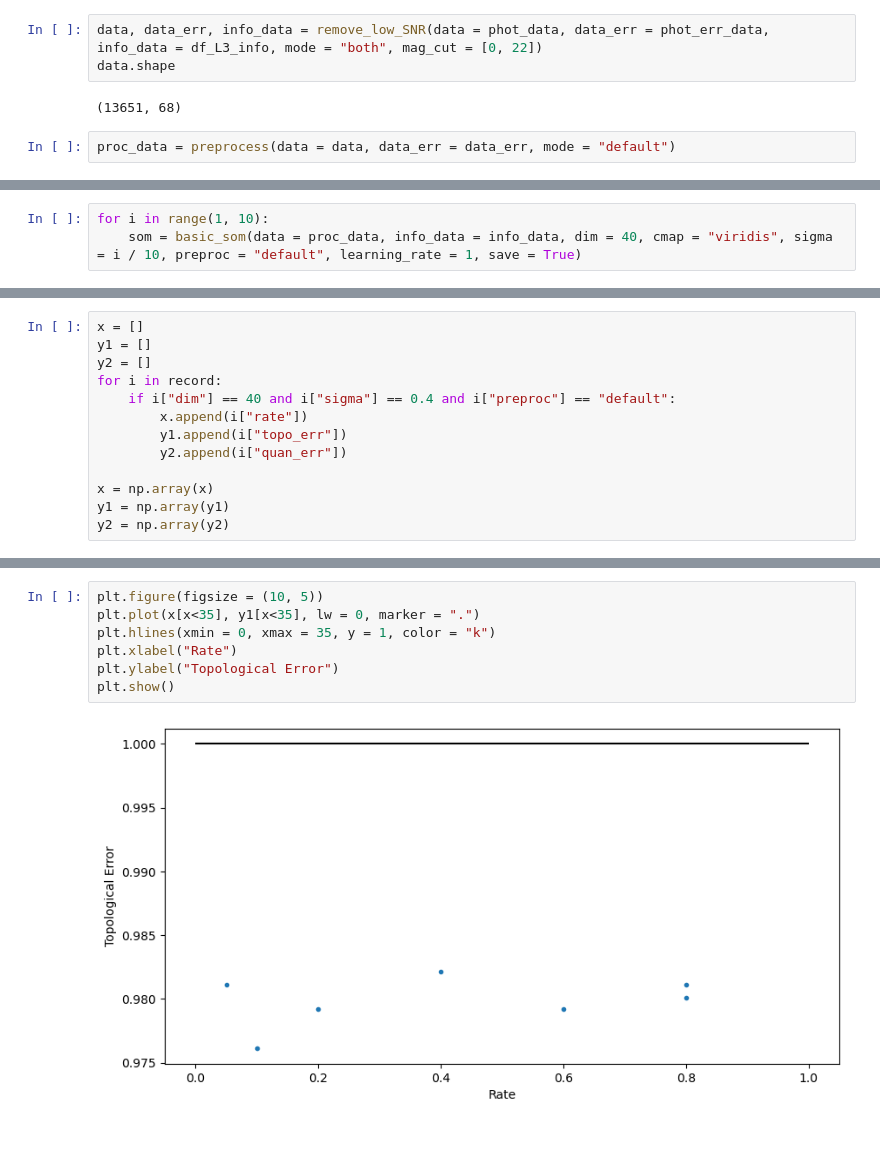
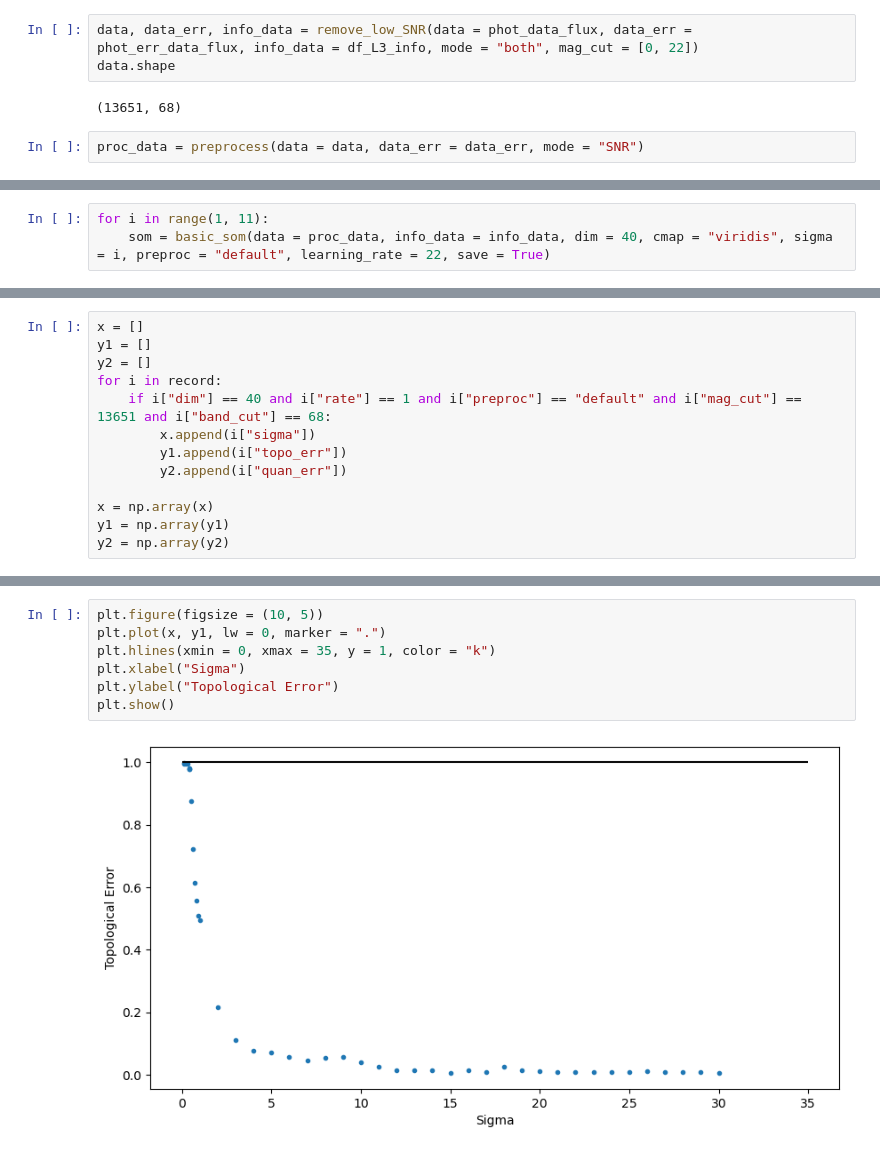
Before and after one commit to zrk-dreamer/SPHEREx_SOM, a Jupyter notebook: preliminary_exploration.ipynb, the cells around one changed output, grey strips where cells are left out. Drawn from its saved outputs; the diff is of its cells as text.

Commit message:
plot the error distribution based on parameters

```diff
--- a/preliminary_exploration.ipynb
+++ b/preliminary_exploration.ipynb
@@ -137,10 +144,10 @@ def basic_som(data, info_data, dim, cmap, preproc, iteration = 1, sigma = 1, lea
 
     return som
 # %%
-data, data_err, info_data = remove_low_SNR(data = phot_data, data_err = phot_err_data, info_data = df_L3_info, mode = "both", mag_cut = [0, 22])
+data, data_err, info_data = remove_low_SNR(data = phot_data_flux, data_err = phot_err_data_flux, info_data = df_L3_info, mode = "both", mag_cut = [0, 22])
 data.shape
 # %% [output]
 (13651, 68)
 # %%
-proc_data = preprocess(data = data, data_err = data_err, mode = "default")
+proc_data = preprocess(data = data, data_err = data_err, mode = "SNR")
 # %%
@@ -148,3 +155,3 @@ som = basic_som(data = proc_data, info_data = info_data, dim = 40, cmap = "virid
 # %%
-for i in range(1, 10):
-    som = basic_som(data = proc_data, info_data = info_data, dim = 40, cmap = "viridis", sigma = i / 10, preproc = "default", learning_rate = 1, save = True)
+for i in range(1, 11):
+    som = basic_som(data = proc_data, info_data = info_data, dim = 40, cmap = "viridis", sigma = i, preproc = "default", learning_rate = 22, save = True)
@@ -155,8 +160,8 @@ x = []
 y1 = []
 y2 = []
 for i in record:
-    if i["dim"] == 40 and i["sigma"] == 0.4 and i["preproc"] == "default":
-        x.append(i["rate"])
+    if i["dim"] == 40 and i["rate"] == 1 and i["preproc"] == "default" and i["mag_cut"] == 13651 and i["band_cut"] == 68:
+        x.append(i["sigma"])
         y1.append(i["topo_err"])
         y2.append(i["quan_err"])
 
@@ -176,9 +189,9 @@ plt.show()
 # %%
 plt.figure(figsize = (10, 5))
-plt.plot(x[x<35], y1[x<35], lw = 0, marker = ".")
+plt.plot(x, y1, lw = 0, marker = ".")
 plt.hlines(xmin = 0, xmax = 35, y = 1, color = "k")
-plt.xlabel("Rate")
+plt.xlabel("Sigma")
 plt.ylabel("Topological Error")
 plt.show()
 # %% [output]
-[figure, old version]
+[figure, new version]
```
Also changed, not shown: parts of 13 cells of this notebook.
